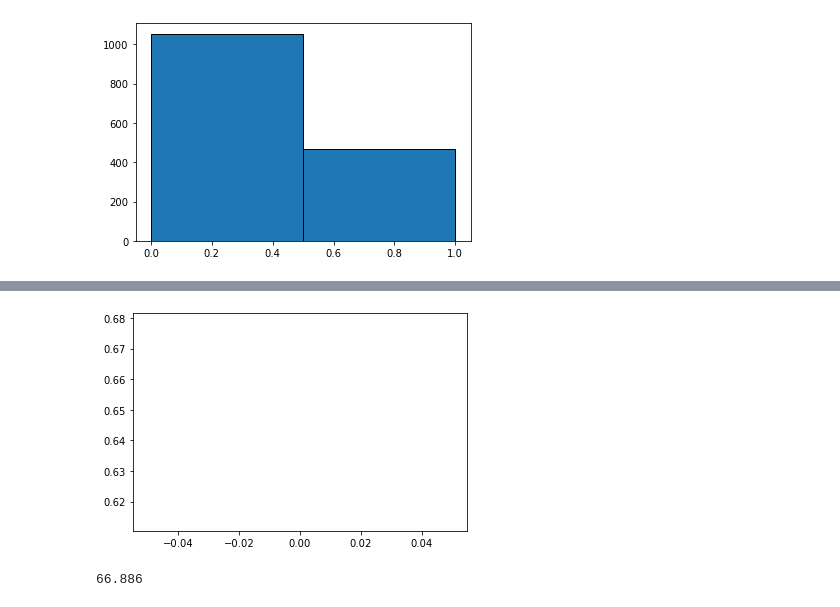
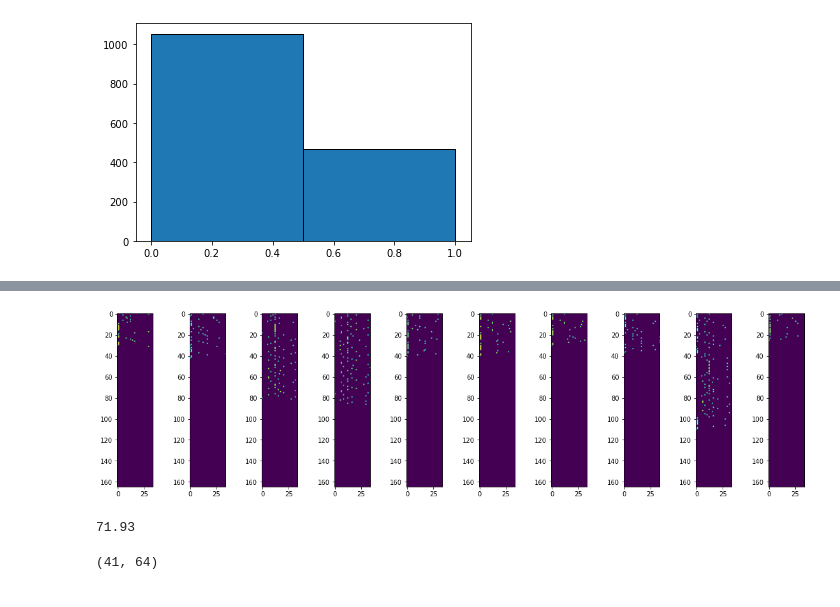
Before and after one commit to med-sci/teachmecadd, a Jupyter notebook: tutorials/7.CNN_on_smiles.ipynb, the cells around one changed output, grey strips where cells are left out. Cells and saved outputs as stored; diff of their text form; code cells hidden in the pictures.

```diff
--- a/tutorials/7.CNN_on_smiles.ipynb
+++ b/tutorials/7.CNN_on_smiles.ipynb
@@ -26,5 +28,5 @@ plt.show()
 split_ratio = 0.3
 dataset = SmilesDataSet(smiles, labels)
 train_data, test_data  = random_split(dataset, [round(len(dataset) * (1 - split_ratio)), round(len(dataset) * split_ratio)])
-train_dataloader = DataLoader(train_data, batch_size=64,)
-test_dataloader = DataLoader(test_data, batch_size=64)
+train_dataloader = DataLoader(train_data, batch_size=128,)
+test_dataloader = DataLoader(test_data, batch_size=128)
@@ -48,5 +33,7 @@ for _ in tqdm(range(1)):
-# %%
-plt.plot(losses)
-plt.show()
-# %% [output]
-[figure, removed]
+# %%
+encoded_smiles, label= next(iter(train_dataloader))
+_, ax = plt.subplots(1, 10, figsize = (20, 5))
+for i in range(10):
+    ax[i].imshow(encoded_smiles[i].squeeze())
+# %% [output]
+[figure, added]
@@ -53,4 +49,4 @@ plt.show()
 # %%
 evaluate_CNN(model, test_dataloader)
 # %% [output]
-66.886
+71.93
@@ -56,0 +68,5 @@ evaluate_CNN(model, test_dataloader)
+# %%
+labls[-1].__len__()
+outs[-1].shape
+# %% [output]
+(41, 64)
```
Also changed, not shown: parts of 11 cells of this notebook, 6 other files.
